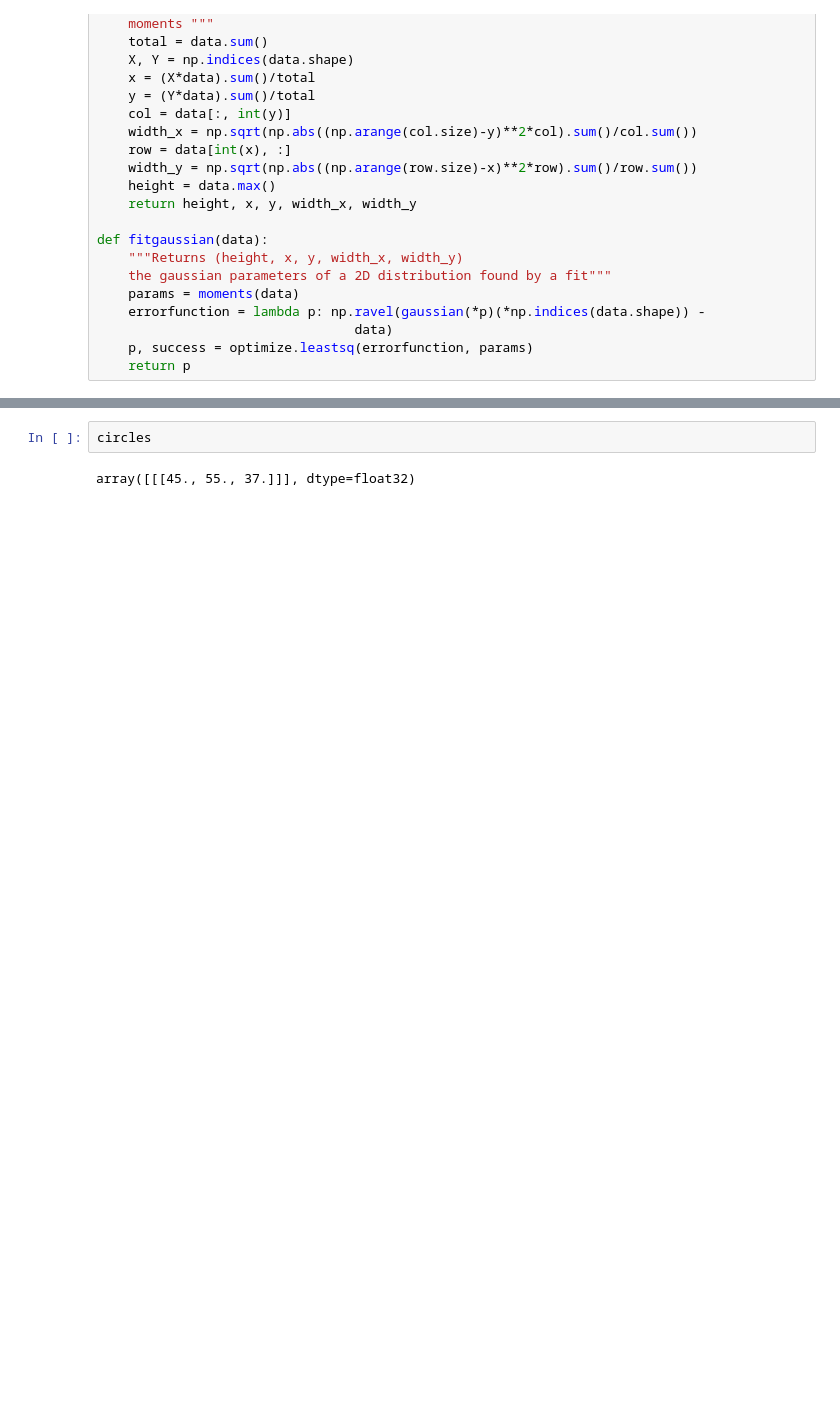
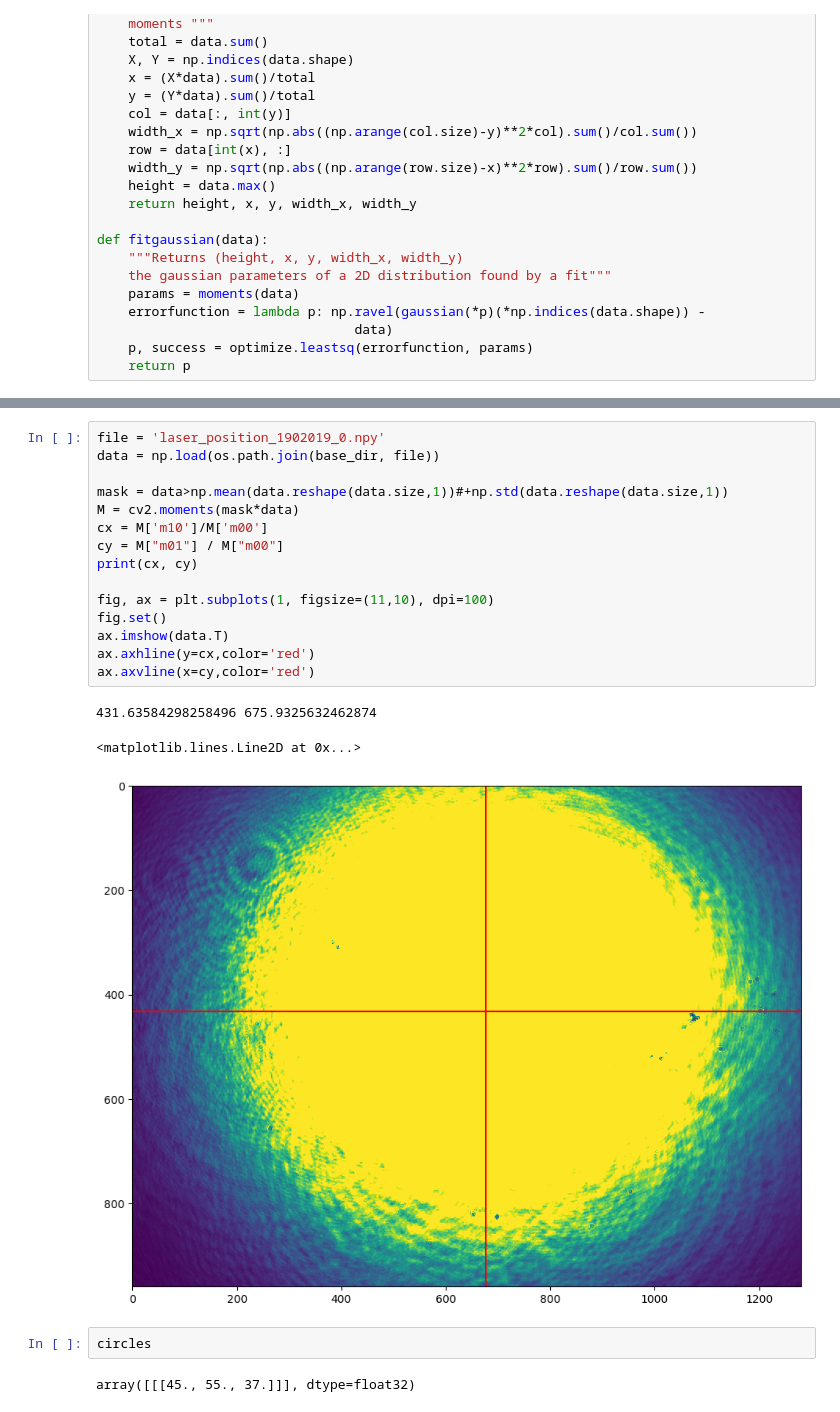
Before and after one commit to jmschr/DisperScripts, a Jupyter notebook: notebooks/Fitting coordinates.ipynb, the cells around one changed output, grey strips where cells are left out. Cells and saved outputs as stored; diff of their text form; blank space fills up the shorter version.

Commit message:
Added routine to calculate centroid of laser

```diff
--- a/notebooks/Fitting coordinates.ipynb
+++ b/notebooks/Fitting coordinates.ipynb
@@ -73,3 +71,22 @@ array([5.82893297e+03, 1.37243642e+01, 1.33762791e+01, 2.97537057e+00,
+# %%
+file = 'laser_position_1902019_0.npy'
+data = np.load(os.path.join(base_dir, file))
+
+mask = data>np.mean(data.reshape(data.size,1))#+np.std(data.reshape(data.size,1))
+M = cv2.moments(mask*data)
+cx = M['m10']/M['m00']
+cy = M["m01"] / M["m00"]
+print(cx, cy)
+
+fig, ax = plt.subplots(1, figsize=(11,10), dpi=100)
+fig.set()
+ax.imshow(data.T)
+ax.axhline(y=cx,color='red')
+ax.axvline(x=cy,color='red')
+# %% [output]
+431.63584298258496 675.9325632462874
+<matplotlib.lines.Line2D at 0x...>
+[figure, added]
 # %%
 circles
 # %% [output]
```
Also changed, not shown: parts of 4 cells of this notebook, 1 other file.
